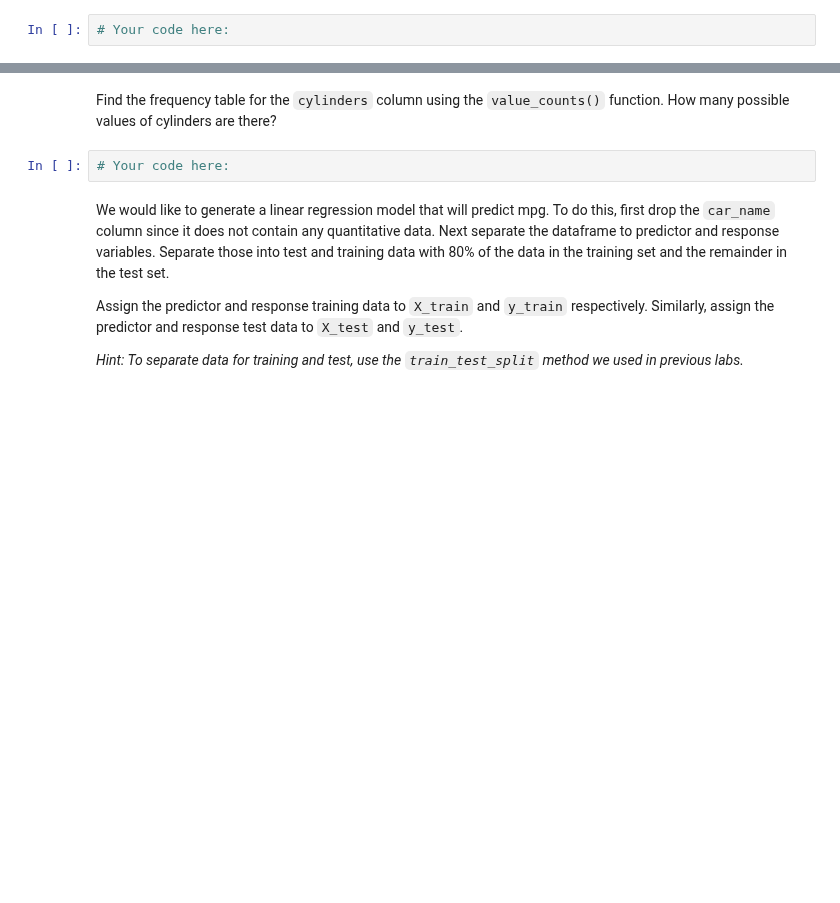
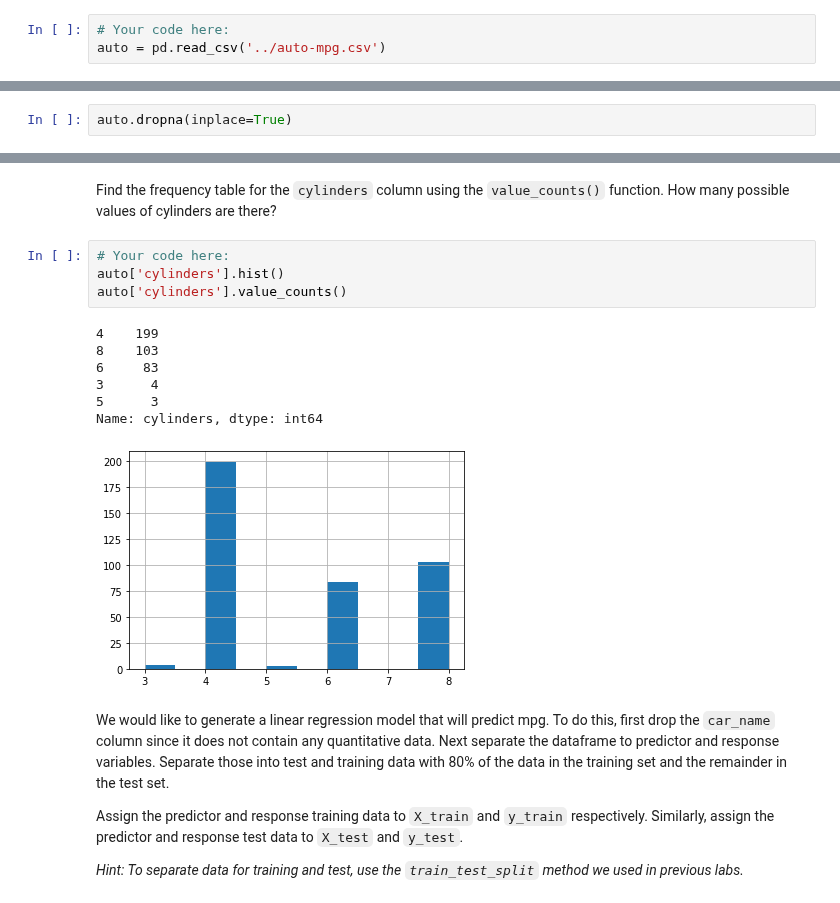
Before and after one commit to ta-data-lis/lab-supervised-learning-sklearn, a Jupyter notebook: your-code/main.ipynb, the cells around one changed output, grey strips where cells are left out. Cells and saved outputs as stored; diff of their text form; blank space fills up the shorter version.

```diff
--- a/your-code/main.ipynb
+++ b/your-code/main.ipynb
@@ -147,6 +251,7 @@ Now that we have dealt with data that has been formatted for scikit-learn, let's
 In the next cell, load the `auto-mpg.csv` file included in this folder and assign it to a variable called `auto`.
 # %%
 # Your code here:
+auto = pd.read_csv('../auto-mpg.csv')
 # %% [markdown]
 Look at the first 5 rows using the `head()` function:
 # %%
@@ -165,0 +344,2 @@ Check the dataset for missing values and remove all rows containing at least one
+# %%
+auto.dropna(inplace=True)
@@ -167,6 +359,16 @@ Check the dataset for missing values and remove all rows containing at least one
 Find the frequency table for the `cylinders` column using the `value_counts()` function. How many possible values of cylinders are there?
 # %%
 # Your code here:
+auto['cylinders'].hist()
+auto['cylinders'].value_counts()
+# %% [output]
+4    199
+8    103
+6     83
+3      4
+5      3
+Name: cylinders, dtype: int64
+[figure, added]
 # %% [markdown]
 We would like to generate a linear regression model that will predict mpg. To do this, first drop the `car_name` column since it does not contain any quantitative data. Next separate the dataframe to predictor and response variables. Separate those into test and training data with 80% of the data in the training set and the remainder in the test set.
 
```
Also changed, not shown: parts of 49 cells of this notebook.
